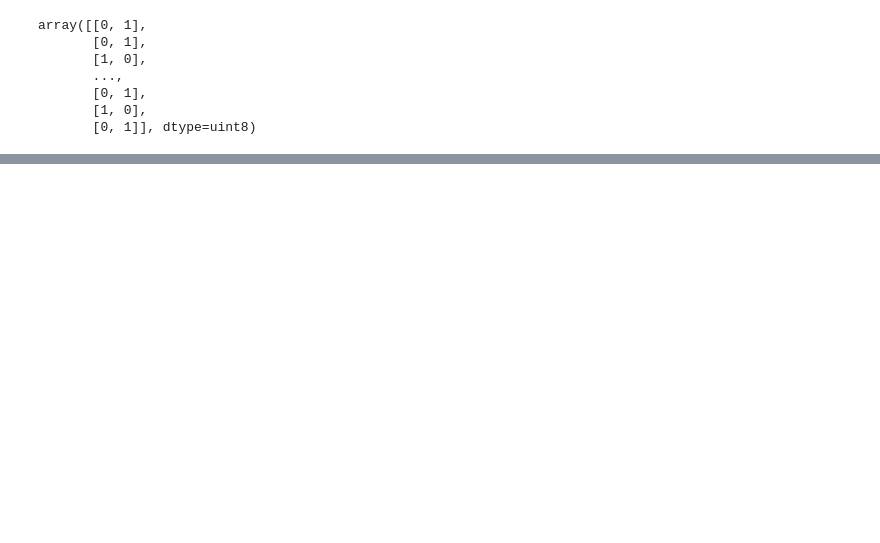
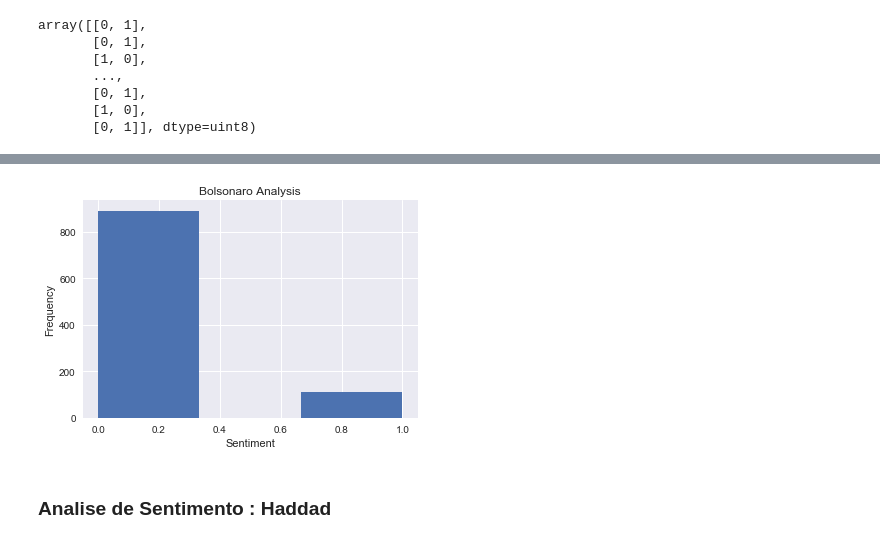
Before and after one commit to AllanKT/SentimentalClassifierPoliticosBrasil2018, a Jupyter notebook: SentimentClassifier.ipynb, the cells around one changed output, grey strips where cells are left out. Cells and saved outputs as stored; diff of their text form; code cells hidden in the pictures; blank space fills up the shorter version.

```diff
--- a/SentimentClassifier.ipynb
+++ b/SentimentClassifier.ipynb
@@ -465,12 +477,13 @@ neg_acc 66.35071090047393 %
 # %%
-twt = ['Meetings: Because none of us is as dumb as all of us.']
-#vectorizing the tweet by the pre-fitted tokenizer instance
-twt = tokenizer.texts_to_sequences(twt)
-#padding the tweet to have exactly the same shape as `embedding_2` input
-twt = pad_sequences(twt, maxlen=53, dtype='int32', value=0)
-print(twt)
-sentiment = model.predict(twt,batch_size=1,verbose = 2)[0]
-if(np.argmax(sentiment) == 0):
-    print("negative")
-elif (np.argmax(sentiment) == 1):
-    print("positive")
+def analyzis(data):
+    predict = list()
+    for d in data.Text.values:
+        twt = d
+        twt = tokenizer.texts_to_sequences(twt)
+        twt = pad_sequences(twt, maxlen=53, dtype='int32', value=0)
+        sentiment = model.predict(twt,batch_size=1,verbose = 2)[0]
+        if(np.argmax(sentiment) == 0):
+            predict.append(0)
+        elif (np.argmax(sentiment) == 1):
+            predict.append(1)
+    return predict
@@ -482,0 +494,3 @@ negative
+# %%
+data = pd.read_csv("Candidatos/Bolsonaro.csv", names=['Candidato', 'Text'])
+data.head()
@@ -482,0 +504,23 @@ negative
+# %%
+data.Text = words_to_lower(data)
+data.Text = remove_username(data)
+data.Text = remove_number(data)
+data.Text = remove_pontuation(data)
+data.Text = remove_repeated_character(data)
+data.Text = translating(data)
+data.Text = tokenizing(data)
+data.Text = remove_stopword(data)
+data.Text = stemming(data)
+data.Text = concat(data)
+# %%
+p = analyzis(data)
+# %%
+plt.hist(p, bins=3, align=('mid'))
+plt.title("Bolsonaro Analysis")
+plt.xlabel("Sentiment")
+plt.ylabel("Frequency")
+plt.show()
+# %% [output]
+[figure, added]
+# %% [markdown]
+### Analise de Sentimento : Haddad
```
Also changed, not shown: parts of 45 cells of this notebook, 2 other files.
